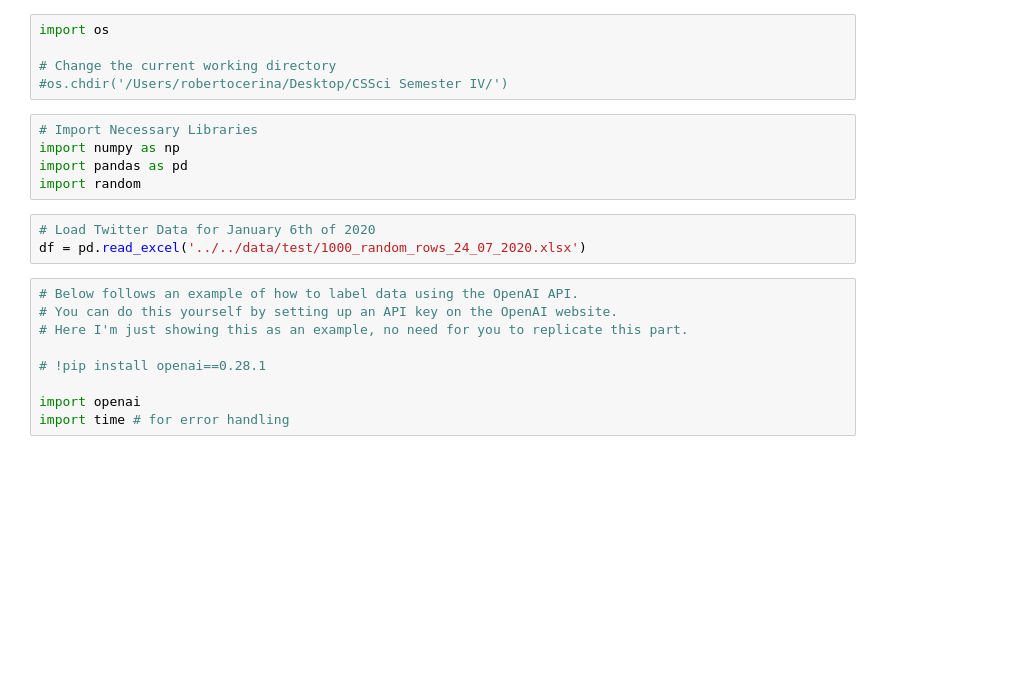
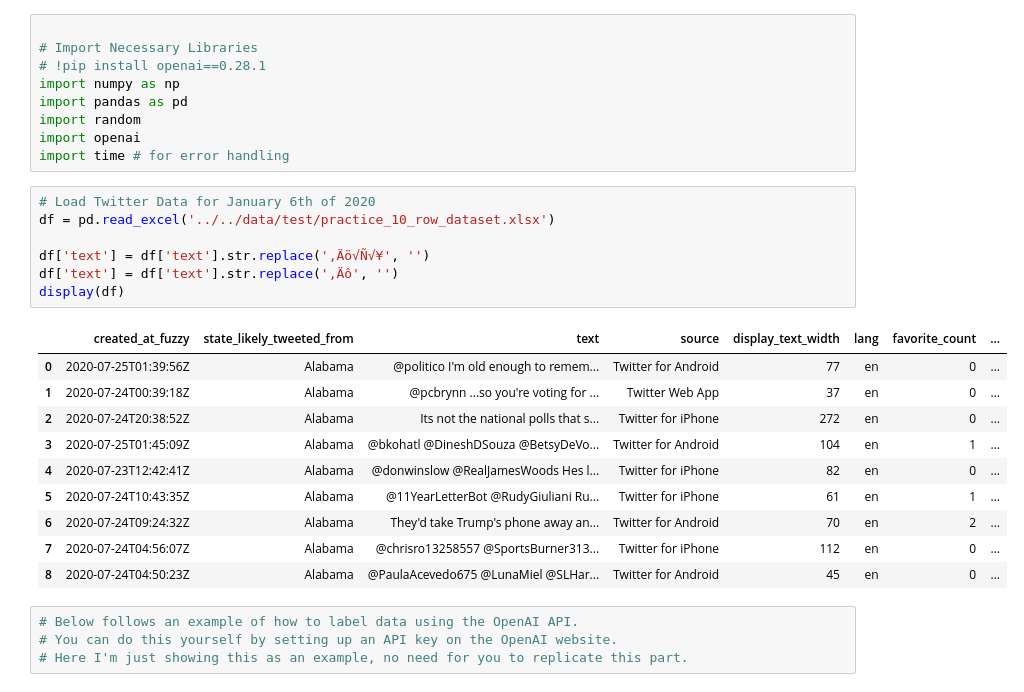
Before and after one commit to alicja-a-d/Analytica_UvA, a Jupyter notebook: code/label/annotation_tweets_example_with_prompt.ipynb, the cells around one changed output. Drawn from its saved outputs; the diff is of its cells as text; blank space fills up the shorter version.

```diff
--- a/code/label/annotation_tweets_example_with_prompt.ipynb
+++ b/code/label/annotation_tweets_example_with_prompt.ipynb
@@ -1,25 +1,34 @@
-# %%
-import os
-
-# Change the current working directory
-#os.chdir('/Users/robertocerina/Desktop/CSSci Semester IV/')
 # %%
+
 # Import Necessary Libraries
+# !pip install openai==0.28.1
 import numpy as np
 import pandas as pd
 import random
+import openai
+import time # for error handling
 # %%
 # Load Twitter Data for January 6th of 2020
-df = pd.read_excel('../../data/test/1000_random_rows_24_07_2020.xlsx')
+df = pd.read_excel('../../data/test/practice_10_row_dataset.xlsx')
+
+df['text'] = df['text'].str.replace('‚Äö√Ñ√¥', '')
+df['text'] = df['text'].str.replace('‚Äô', '')
+display(df)
+# %% [output]
+|  | created_at_fuzzy | state_likely_tweeted_from | text | source | display_text_width | lang | favorite_count | ... |
+| 0 | 2020-07-25T01:39:56Z | Alabama | @politico I'm old enough to remem... | Twitter for Android | 77 | en | 0 | ... |
+| 1 | 2020-07-24T00:39:18Z | Alabama | @pcbrynn ...so you're voting for ... | Twitter Web App | 37 | en | 0 | ... |
+| 2 | 2020-07-24T20:38:52Z | Alabama | Its not the national polls that s... | Twitter for iPhone | 272 | en | 0 | ... |
+| 3 | 2020-07-25T01:45:09Z | Alabama | @bkohatl @DineshDSouza @BetsyDeVo... | Twitter for Android | 104 | en | 1 | ... |
+| 4 | 2020-07-23T12:42:41Z | Alabama | @donwinslow @RealJamesWoods Hes l... | Twitter for iPhone | 82 | en | 0 | ... |
+| 5 | 2020-07-24T10:43:35Z | Alabama | @11YearLetterBot @RudyGiuliani Ru... | Twitter for iPhone | 61 | en | 1 | ... |
+| 6 | 2020-07-24T09:24:32Z | Alabama | They'd take Trump's phone away an... | Twitter for Android | 70 | en | 2 | ... |
+| 7 | 2020-07-24T04:56:07Z | Alabama | @chrisro13258557 @SportsBurner313... | Twitter for iPhone | 112 | en | 0 | ... |
+| 8 | 2020-07-24T04:50:23Z | Alabama | @PaulaAcevedo675 @LunaMiel @SLHar... | Twitter for Android | 45 | en | 0 | ... |
 # %%
 # Below follows an example of how to label data using the OpenAI API.
 # You can do this yourself by setting up an API key on the OpenAI website.
 # Here I'm just showing this as an example, no need for you to replicate this part.
-
-# !pip install openai==0.28.1
-
-import openai
-import time # for error handling
 # %%
 # API settings for Azure OpenAI
 openai.api_type = "azure"
```
Also changed, not shown: parts of 2 cells of this notebook, 5 other files.
